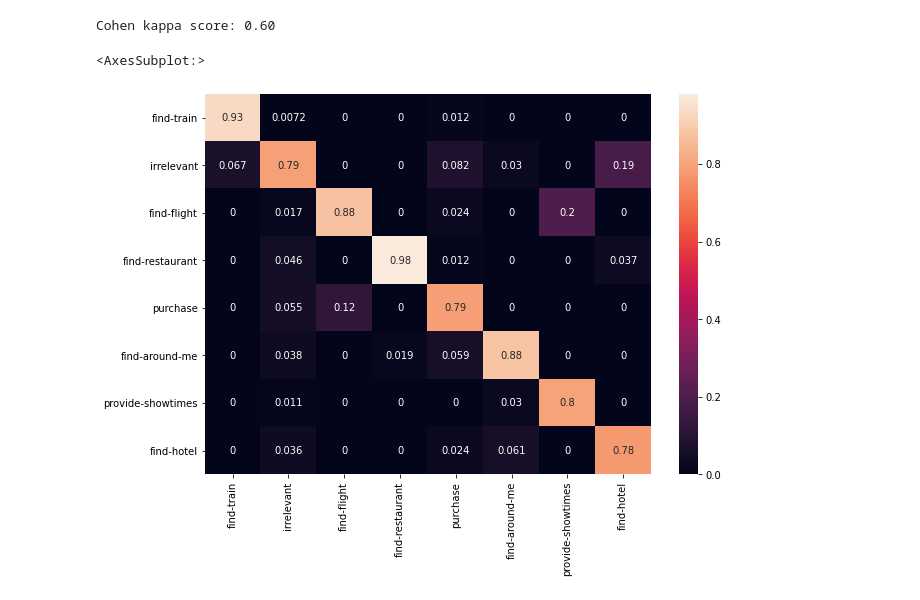
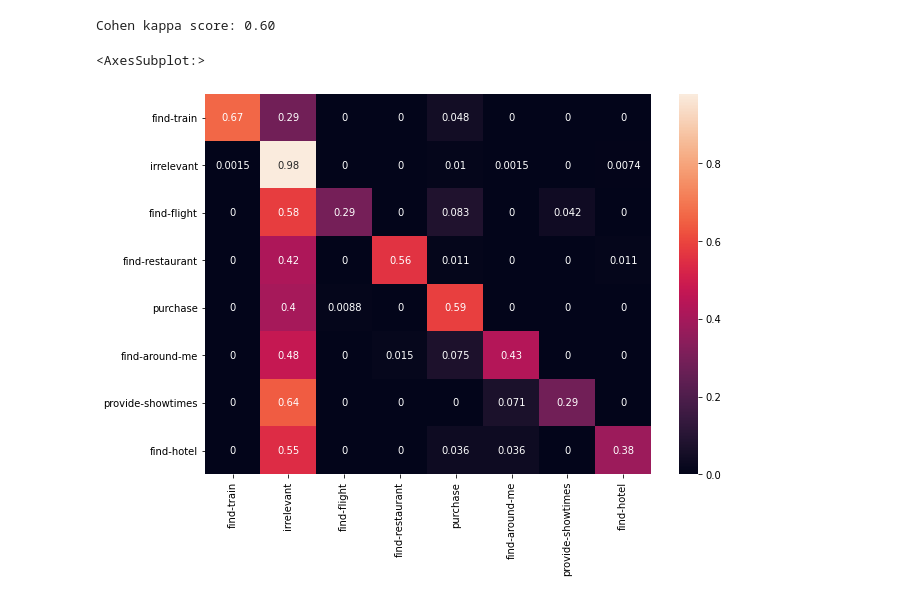
Before and after one commit to MohamedSerrari/mlops-wiidii, a Jupyter notebook: Q1_evaluating_model.ipynb, the cells around one changed output. Saved outputs shown, nothing was run; the diff lists cells and outputs as text; code cells hidden in the pictures.

Commit message:
model test and evaluation

```diff
--- a/Q1_evaluating_model.ipynb
+++ b/Q1_evaluating_model.ipynb
@@ -14,7 +15,7 @@ from sklearn.metrics import cohen_kappa_score, multilabel_confusion_matrix, plot
 import matplotlib.pyplot as plt
 # %%
 # Read training data or testing data
-df = pd.read_json('testing_model_predictions.json')
+df = pd.read_json('data/testing_model_predictions.json')
 
 # Visualise the top five examples
 df.head(n=5)
@@ -68,15 +69,11 @@ print(f'Cohen kappa score: {cohen_kappa_score(y_true, y_pred):0.2f}')
 # %% [output]
 Cohen kappa score: 0.60
 # %%
-cnf = confusion_matrix(y_true, y_pred, normalize='pred')
-
-import seaborn as sn
-import pandas as pd
-import matplotlib.pyplot as plt
+cnf = confusion_matrix(y_true, y_pred, normalize='true')
 
 df_cm = pd.DataFrame(cnf, index = class_mapping, columns = class_mapping)
 plt.figure(figsize = (10,7))
 sn.heatmap(df_cm, annot=True)
 # %% [output]
 <AxesSubplot:>
-[figure, old version]
+[figure, new version]
```
Also changed, not shown: parts of 1 cell of this notebook, 4 other files.
